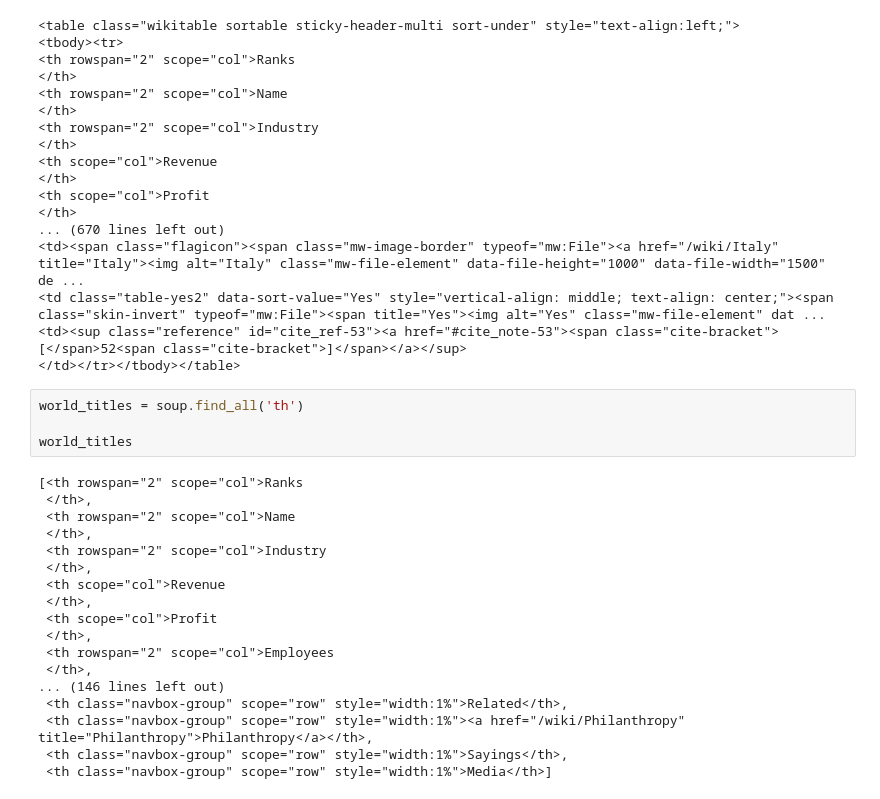
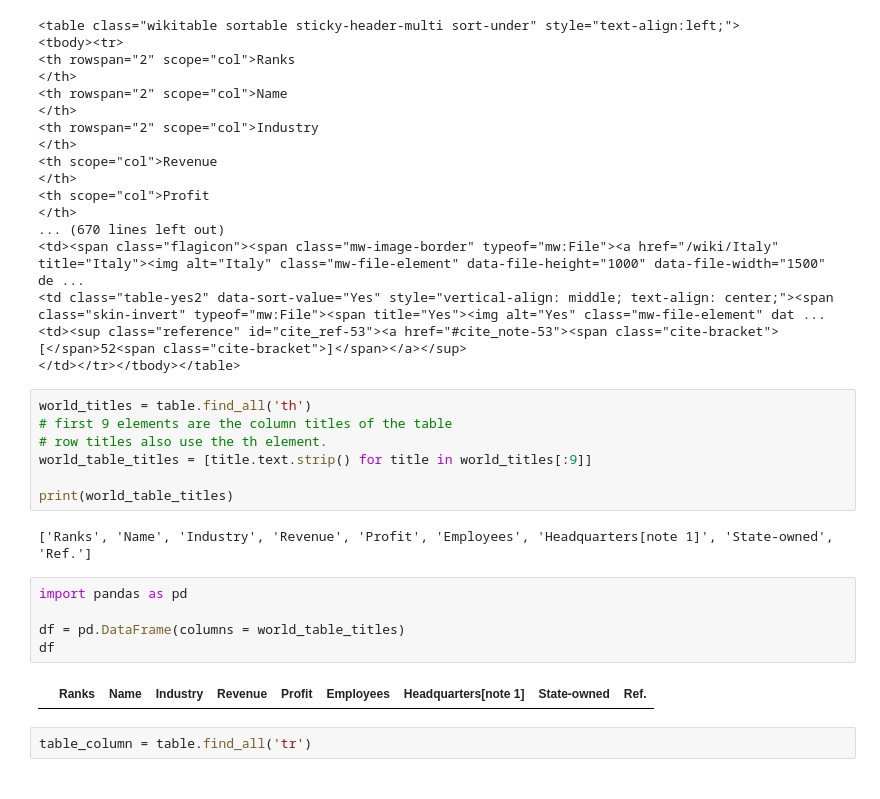
Before and after one commit to GusWiz/Web-Scraping-App, a Jupyter notebook: WebScraper.ipynb, the cells around one changed output. Drawn from its saved outputs; the diff is of its cells as text.

Commit message:
Implemented data processing section of the web scraper + requred libraries

```diff
--- a/WebScraper.ipynb
+++ b/WebScraper.ipynb
@@ -39,24 +39,20 @@ table = soup.find('table',class_='wikitable sortable sticky-header-multi sort-un
 <td><sup class="reference" id="cite_ref-53"><a href="#cite_note-53"><span class="cite-bracket">[</span>52<span class="cite-bracket">]</span></a></sup>
 </td></tr></tbody></table>
 # %%
-world_titles = soup.find_all('th')
+world_titles = table.find_all('th')
+# first 9 elements are the column titles of the table
+# row titles also use the th element.
+world_table_titles = [title.text.strip() for title in world_titles[:9]]
 
-world_titles
+print(world_table_titles)
 # %% [output]
-[<th rowspan="2" scope="col">Ranks
- </th>,
- <th rowspan="2" scope="col">Name
- </th>,
- <th rowspan="2" scope="col">Industry
- </th>,
- <th scope="col">Revenue
- </th>,
- <th scope="col">Profit
- </th>,
- <th rowspan="2" scope="col">Employees
- </th>,
-... (146 lines left out)
- <th class="navbox-group" scope="row" style="width:1%">Related</th>,
- <th class="navbox-group" scope="row" style="width:1%"><a href="/wiki/Philanthropy" title="Philanthropy">Philanthropy</a></th>,
- <th class="navbox-group" scope="row" style="width:1%">Sayings</th>,
- <th class="navbox-group" scope="row" style="width:1%">Media</th>]
+['Ranks', 'Name', 'Industry', 'Revenue', 'Profit', 'Employees', 'Headquarters[note 1]', 'State-owned', 'Ref.']
+# %%
+import pandas as pd
+
+df = pd.DataFrame(columns = world_table_titles)
+df
+# %% [output]
+|  | Ranks | Name | Industry | Revenue | Profit | Employees | Headquarters[note 1] | State-owned | Ref. |
+# %%
+table_column = table.find_all('tr')
```
Also changed, not shown: parts of 1 cell of this notebook, 1 other file.
